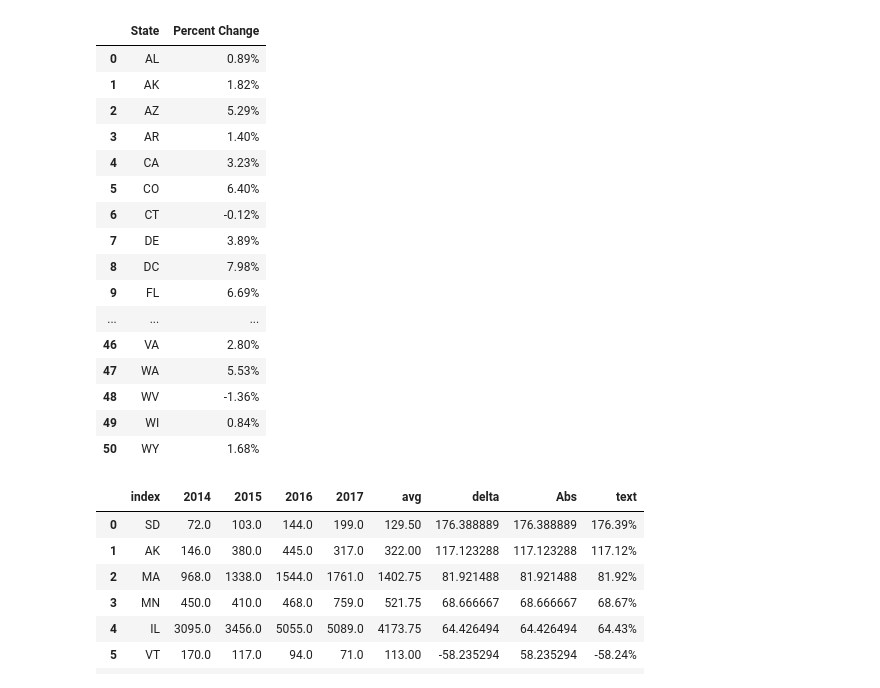
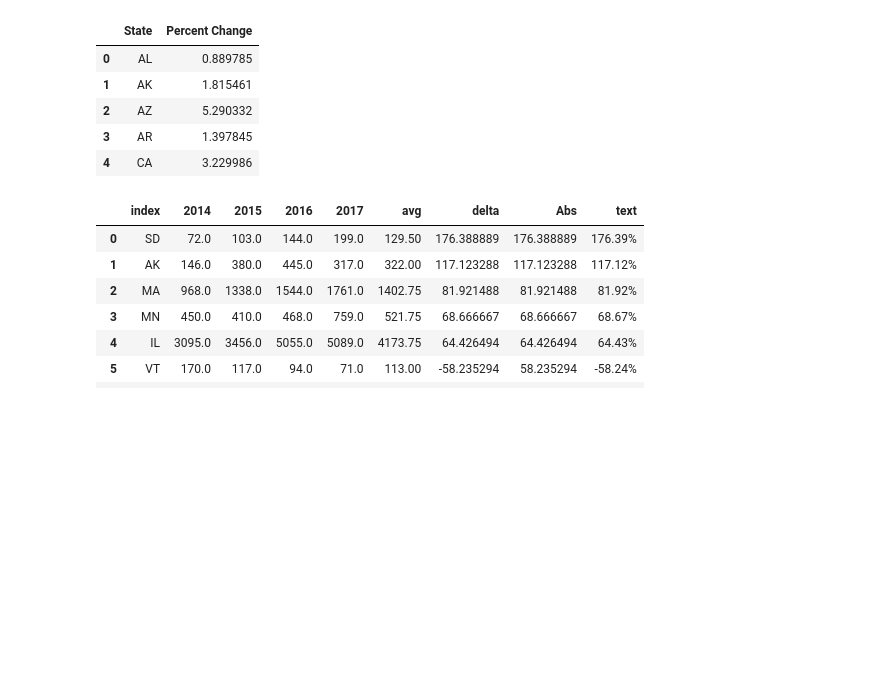
Before and after one commit to Vallito/Project_1, a Jupyter notebook: census_data.ipynb, the cells around one changed output. Cells and saved outputs as stored; diff of their text form; code cells hidden in the pictures; blank space fills up the shorter version.

```diff
--- a/census_data.ipynb
+++ b/census_data.ipynb
@@ -84,4 +69,5 @@ census_df
 # %%
+#reformat dataframe to use with other dataframes
 pop_scaled = census_df[["2013 Population","2014 Population", "2016 Population","2017 Population"]]/100000
 pop_change =pd.DataFrame((census_df['2017 Population']-census_df['2014 Population'])/census_df['2014 Population'])*100
 pop_change = pop_change.rename( columns = {0:'Percent Change'},index = {
@@ -123,46 +109,36 @@ pop_change = pop_change.rename( columns = {0:'Percent Change'},index = {
         'New Jersey':'NJ',
         'New Mexico':'NM',
         'Nevada':'NV',
         'New York':'NY',
         'Ohio':'OH',
         'Oklahoma':'OK',
         'Oregon':'OR',
         'Pennsylvania':'PA',
         'Puerto Rico':'PR',
         'Rhode Island':'RI',
         'South Carolina':'SC',
         'South Dakota':'SD',
         'Tennessee':'TN',
         'Texas':'TX',
         'Utah':'UT',
         'Virginia':'VA',
         'Virgin Islands':'VI',
         'Vermont':'VT',
         'Washington':'WA',
         'Wisconsin':'WI',
         'West Virginia':'WV',
         'Wyoming':'WY'
 })
 pop_change = pop_change.reset_index()
 #op_change = pop_change.drop(pop_change.iloc[-1])
 pop_change.drop(pop_change.index[-1], inplace=True)
 pop_change.to_csv('population_change')
 pop_change.style.format({"Percent Change" : "{:.2f}%"})
+pop_change.head()
 # %% [output]
 |  | State | Percent Change |
-| 0 | AL | 0.89% |
-| 1 | AK | 1.82% |
-| 2 | AZ | 5.29% |
-| 3 | AR | 1.40% |
-| 4 | CA | 3.23% |
-| 5 | CO | 6.40% |
-| 6 | CT | -0.12% |
-| 7 | DE | 3.89% |
-| 8 | DC | 7.98% |
-| 9 | FL | 6.69% |
-| ... | ... | ... |
-| 46 | VA | 2.80% |
-| 47 | WA | 5.53% |
-| 48 | WV | -1.36% |
-| 49 | WI | 0.84% |
-| 50 | WY | 1.68% |
+| 0 | AL | 0.889785 |
+| 1 | AK | 1.815461 |
+| 2 | AZ | 5.290332 |
+| 3 | AR | 1.397845 |
+| 4 | CA | 3.229986 |
```
Also changed, not shown: parts of 8 cells of this notebook.
